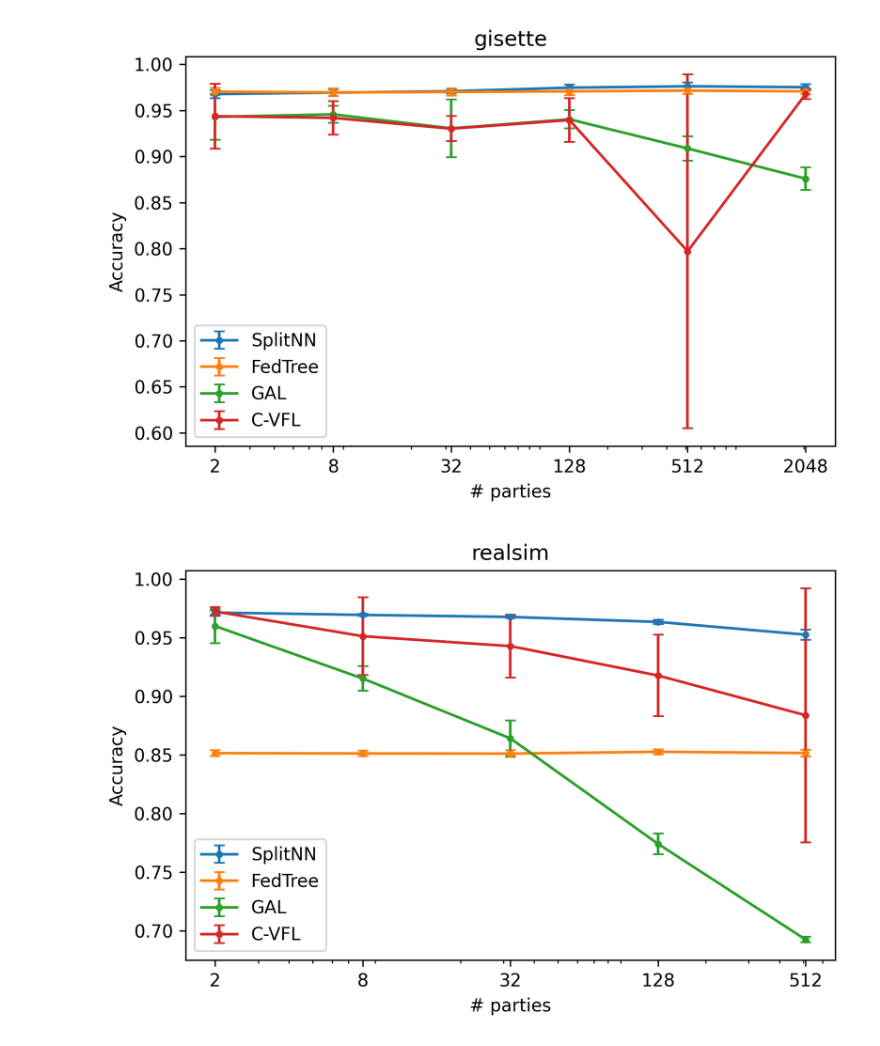
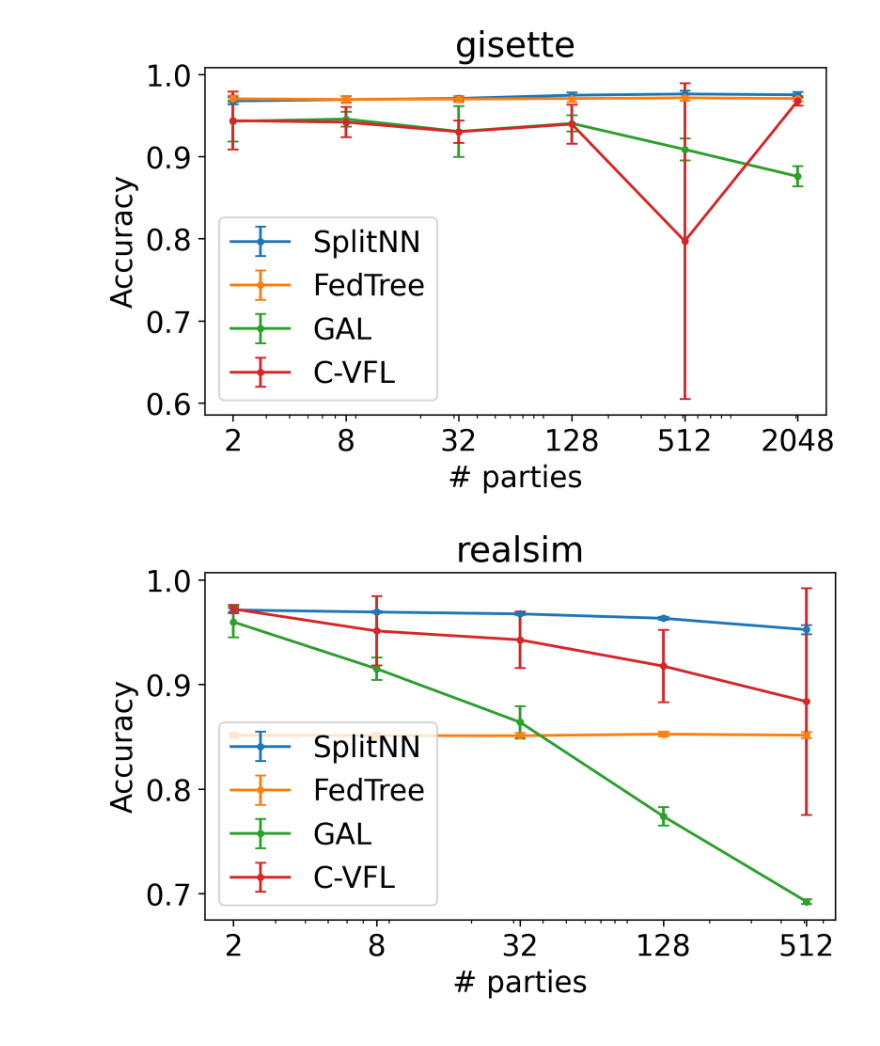
Before and after one commit to Xtra-Computing/VertiBench, a Jupyter notebook: scale_test.ipynb, the cells around one changed output. Saved outputs shown, nothing was run; the diff lists cells and outputs as text; code cells hidden in the pictures.

Commit message:
update: scale_test figure

```diff
--- a/scale_test.ipynb
+++ b/scale_test.ipynb
@@ -65,6 +65,7 @@ gal_realsim[ 128]=np.array([77.2646, 78.5299, 75.8609, 77.8800, 77.4374])/100
 gal_realsim[ 512]=np.array([68.7733, 69.3818, 69.3265, 69.4302, 69.2297])/100
 # %%
 def draw():
+    plt.rcParams.update({'font.size': 16})
     fig1, ax1 = plt.subplots(figsize=(6, 4))
     fig1.set_dpi(300)
 
@@ -101,7 +102,7 @@ def draw():
     ax1.errorbar(x, y, yerr=yerr,label="C-VFL", fmt='.-', capsize=3)
 
     ax1.set_title("gisette")
-    ax1.set_xlabel("# parties")
+    ax1.set_xlabel("#parties")
     ax1.set_ylabel("Accuracy")
     ax1.set_xscale('log')
     ax1.set_xticks([2, 8, 32, 128, 512, 2048])
@@ -131,33 +132,33 @@ def draw():
     y = [np.mean(gal_realsim[key]) for key in x]
     yerr = [np.std(gal_realsim[key]) for key in x]
     # x.insert(1, 4)
     # y.insert(1, 0.9352)
     # yerr.insert(1, 0.0222)
     ax2.errorbar(x, y, yerr=yerr,label="GAL", fmt='.-', capsize=3)
 
     x = [2, 8, 32, 128, 512]
     y = [np.mean(cvfl_realsim[key]) for key in x]
     yerr = [np.std(cvfl_realsim[key]) for key in x]
     # x.insert(1, 4)
     # y.insert(1, 0.8858)
     # yerr.insert(1, 0.1671)
     ax2.errorbar(x, y, yerr=yerr,label="C-VFL", fmt='.-', capsize=3)
 
     ax2.set_title("realsim")
-    ax2.set_xlabel("# parties")
+    ax2.set_xlabel("#parties")
     ax2.set_ylabel("Accuracy")
     ax2.set_xscale('log')
     ax2.set_xticks([2, 8, 32, 128, 512])
     ax2.set_xticklabels([2, 8, 32, 128, 512])
     ax2.legend()
 
     fig1.tight_layout()
     fig2.tight_layout()
 
     fig1.savefig("fig/scale_test_gisette.png", dpi=300)
     fig2.savefig("fig/scale_test_realsim.png", dpi=300)
 
 draw()
 # %% [output]
-[figure, old version]
+[figure, new version]
-[figure, old version]
+[figure, new version]
```
Also changed, not shown: 2 other files.
